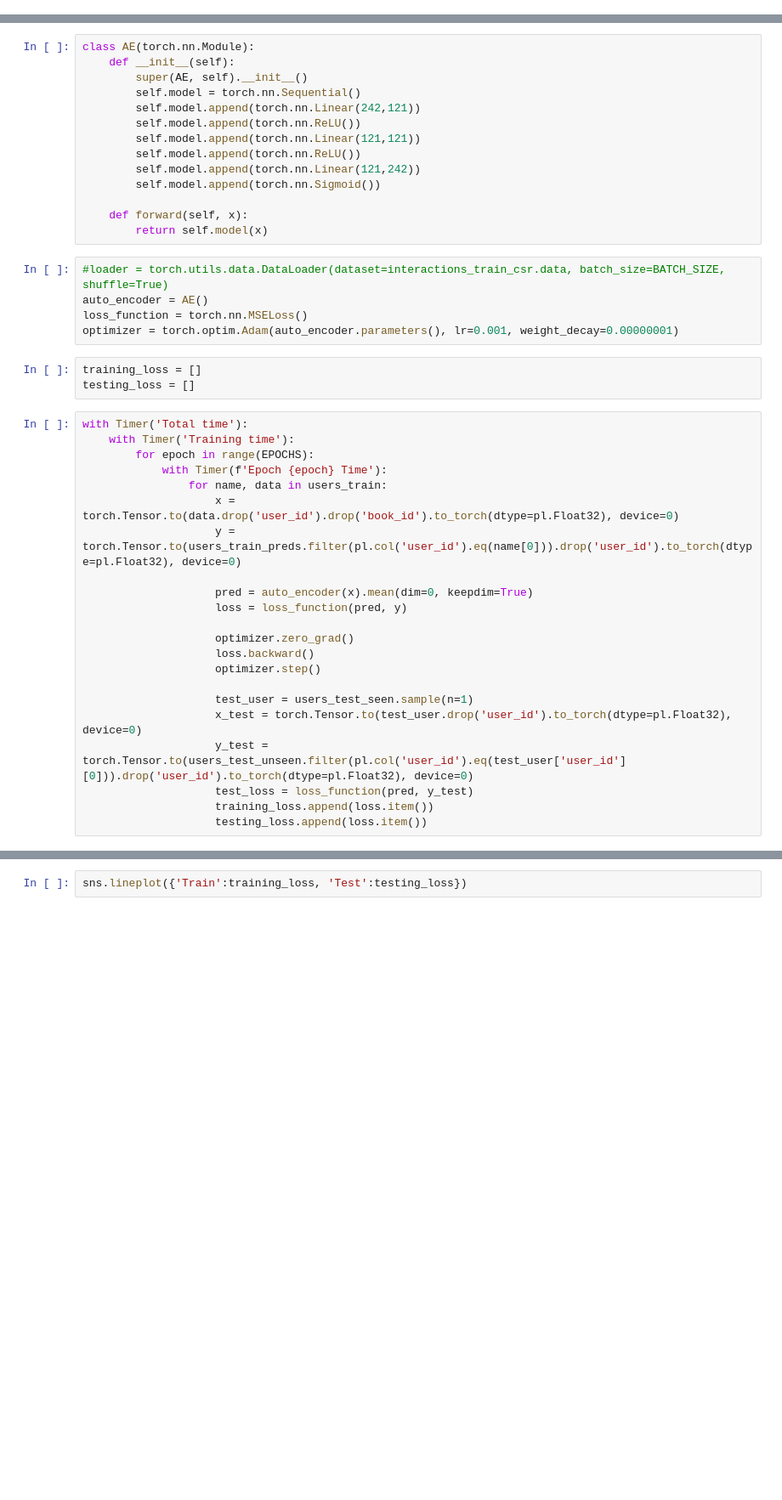
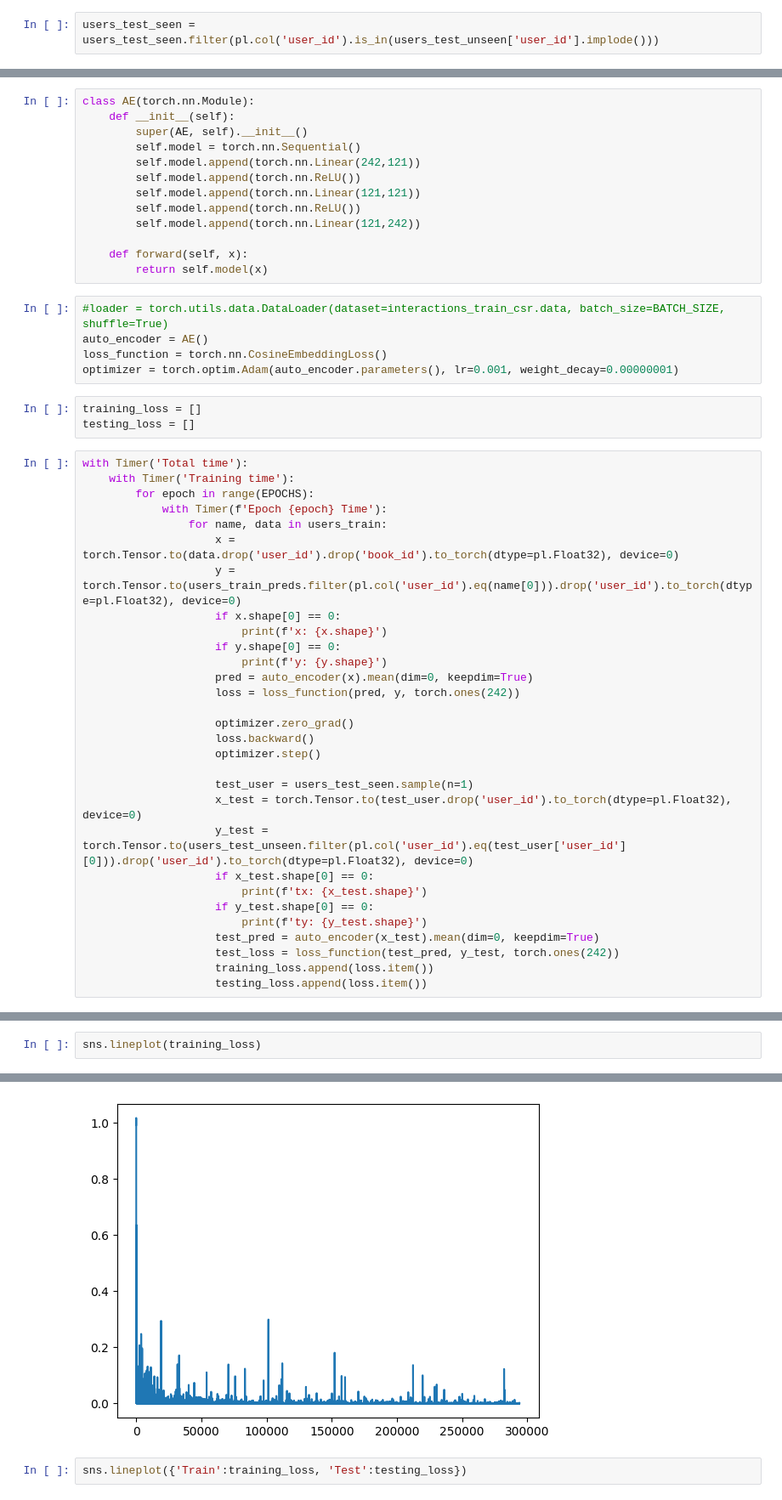
Before and after one commit to yorkwmsoe/csc6711-final-project, a Jupyter notebook: project.ipynb, the cells around one changed output, grey strips where cells are left out. Shown at 85% size. Drawn from its saved outputs; the diff is of its cells as text; blank space fills up the shorter version.

```diff
--- a/project.ipynb
+++ b/project.ipynb
@@ -562,3 +543,5 @@ users_test_unseen = users_test_unseen.group_by('user_id').agg(pl.exclude('book_i
+# %%
+users_test_seen = users_test_seen.filter(pl.col('user_id').is_in(users_test_unseen['user_id'].implode()))
 # %%
 class Timer(object):
     def __init__(self, name=None, filename=None):
@@ -590,14 +573,13 @@ class AE(torch.nn.Module):
         self.model.append(torch.nn.Linear(121,121))
         self.model.append(torch.nn.ReLU())
         self.model.append(torch.nn.Linear(121,242))
-        self.model.append(torch.nn.Sigmoid())
 
     def forward(self, x):
         return self.model(x)
 # %%
 #loader = torch.utils.data.DataLoader(dataset=interactions_train_csr.data, batch_size=BATCH_SIZE, shuffle=True)
 auto_encoder = AE()
-loss_function = torch.nn.MSELoss()
+loss_function = torch.nn.CosineEmbeddingLoss()
 optimizer = torch.optim.Adam(auto_encoder.parameters(), lr=0.001, weight_decay=0.00000001)
 # %%
 training_loss = []
@@ -610,9 +592,12 @@ with Timer('Total time'):
                 for name, data in users_train:
                     x = torch.Tensor.to(data.drop('user_id').drop('book_id').to_torch(dtype=pl.Float32), device=0)
                     y = torch.Tensor.to(users_train_preds.filter(pl.col('user_id').eq(name[0])).drop('user_id').to_torch(dtype=pl.Float32), device=0)
-
+                    if x.shape[0] == 0:
+                        print(f'x: {x.shape}')
+                    if y.shape[0] == 0:
+                        print(f'y: {y.shape}')
                     pred = auto_encoder(x).mean(dim=0, keepdim=True)
-                    loss = loss_function(pred, y)
+                    loss = loss_function(pred, y, torch.ones(242))
 
                     optimizer.zero_grad()
                     loss.backward()
@@ -621,6 +606,11 @@ with Timer('Total time'):
                     test_user = users_test_seen.sample(n=1)
                     x_test = torch.Tensor.to(test_user.drop('user_id').to_torch(dtype=pl.Float32), device=0)
                     y_test = torch.Tensor.to(users_test_unseen.filter(pl.col('user_id').eq(test_user['user_id'][0])).drop('user_id').to_torch(dtype=pl.Float32), device=0)
-                    test_loss = loss_function(pred, y_test)
+                    if x_test.shape[0] == 0:
+                        print(f'tx: {x_test.shape}')
+                    if y_test.shape[0] == 0:
+                        print(f'ty: {y_test.shape}')
+                    test_pred = auto_encoder(x_test).mean(dim=0, keepdim=True)
+                    test_loss = loss_function(test_pred, y_test, torch.ones(242))
                     training_loss.append(loss.item())
                     testing_loss.append(loss.item())
@@ -626,0 +623,3 @@ with Timer('Total time'):
+# %%
+sns.lineplot(training_loss)
+# %% [output]
@@ -627,3 +627,4 @@ with Timer('Total time'):
+[figure, added]
 # %%
 sns.lineplot({'Train':training_loss, 'Test':testing_loss})
 # %%
```
Also changed, not shown: parts of 7 cells of this notebook.
